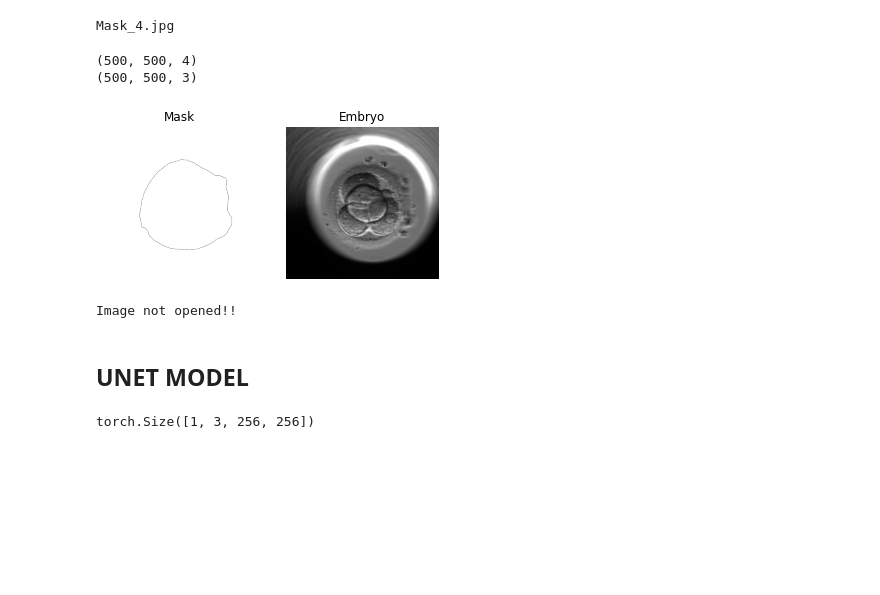
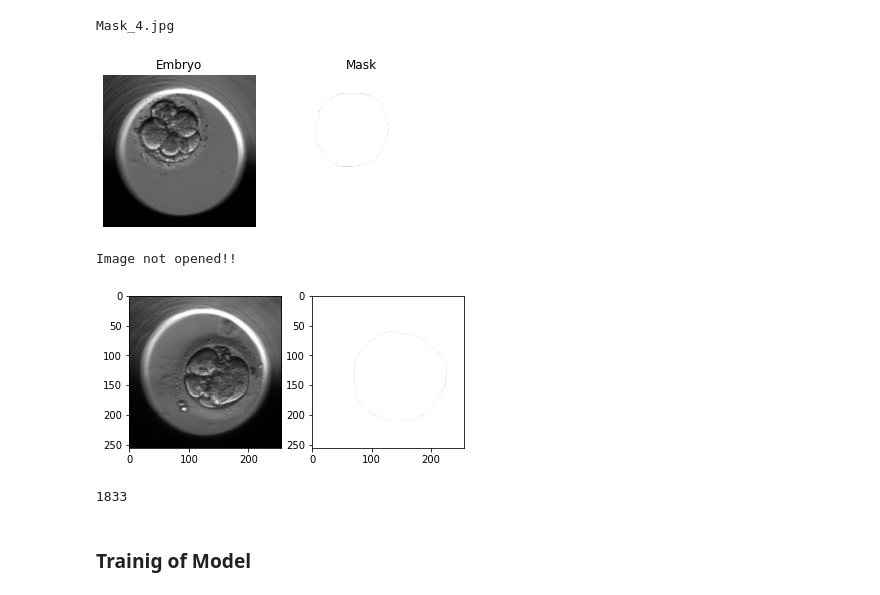
Before and after one commit to saquibali7/EmbryoMask, a Jupyter notebook: task02.ipynb, the cells around one changed output. Cells and saved outputs as stored; diff of their text form; code cells hidden in the pictures; blank space fills up the shorter version.

```diff
--- a/task02.ipynb
+++ b/task02.ipynb
@@ -39,41 +137,33 @@ def file_no(file_name):
   file_no = file_type[1].split(".")
   file_number = file_no[0]
   return file_number
+# %%
+transform = transforms.Resize(256)
 # %%
 def img_arr(path, file_name):
   img = Image.open(os.path.join(path,file_name))
+  img = transform(img)
   img = np.array(img)/255.0
-  print(img.shape)
   return img
 # %%
 ix = randint(0, len(files))
 file_name = files[ix]
 n=file_no(file_name)
 if(file_name[0]=='M'):
   mask_img = img_arr(path,file_name)
-  plt.subplot(1,2,1)
-  plt.imshow(mask_img)
-  plt.axis("off")
-  plt.title("Mask")
-  plt.subplot(1,2,2)
   emb_img = img_arr(path,'Embryo_'+n+'.jpg')
-  plt.imshow(emb_img)
-  plt.title("Embryo")
-  plt.axis("off")
 else :
   emb_img = img_arr(path, file_name)
-  plt.subplot(1,2,1)
-  plt.imshow(emb_img)
-  plt.title("Embryo")
+  mask_img = img_arr(path,'Mask_'+n+'.jpg')
+
+img = [emb_img, mask_img]
+titles = ["Embryo", "Mask"]
+for i in range(2):
+  plt.subplot(1,2,i+1)
+  plt.imshow(img[i])
+  plt.title(titles[i])
   plt.axis("off")
-  plt.subplot(1,2,2)
-  mask_img = img_arr(path,'Mask_'+n+'.jpg')
-  plt.imshow(mask_img)
-  plt.title("Mask")
-  plt.axis("off")
 # %% [output]
-(500, 500, 4)
-(500, 500, 3)
-[figure, old version]
+[figure, new version]
 # %%
 X = []
@@ -94,5 +182,3 @@ for file in files:
       print("Image not opened!!")
 # %% [output]
 Image not opened!!
-# %% [markdown]
-## UNET MODEL
@@ -167,9 +184,0 @@ class Generator(nn.Module):
-# %%
-in_channels = 3
-features = 64
-gen = Generator(in_channels = in_channels, features=features)
-x= torch.rand((1,3,256,256))
-out = gen(x)
-print(x.shape)
-# %% [output]
-torch.Size([1, 3, 256, 256])
@@ -204,5 +206,7 @@ for idx, (x, y) in enumerate(loader):
   plt.subplot(1, 2, 1)
   plt.imshow(x[0])
   plt.subplot(1, 2, 2)
-  plt.inshow(y[0])
+  plt.imshow(y[0])
   break
+# %% [output]
+[figure, added]
@@ -208,0 +217,6 @@ for idx, (x, y) in enumerate(loader):
+# %%
+print(count)
+# %% [output]
+1833
+# %% [markdown]
+### Trainig of Model
```
Also changed, not shown: parts of 20 cells of this notebook.
